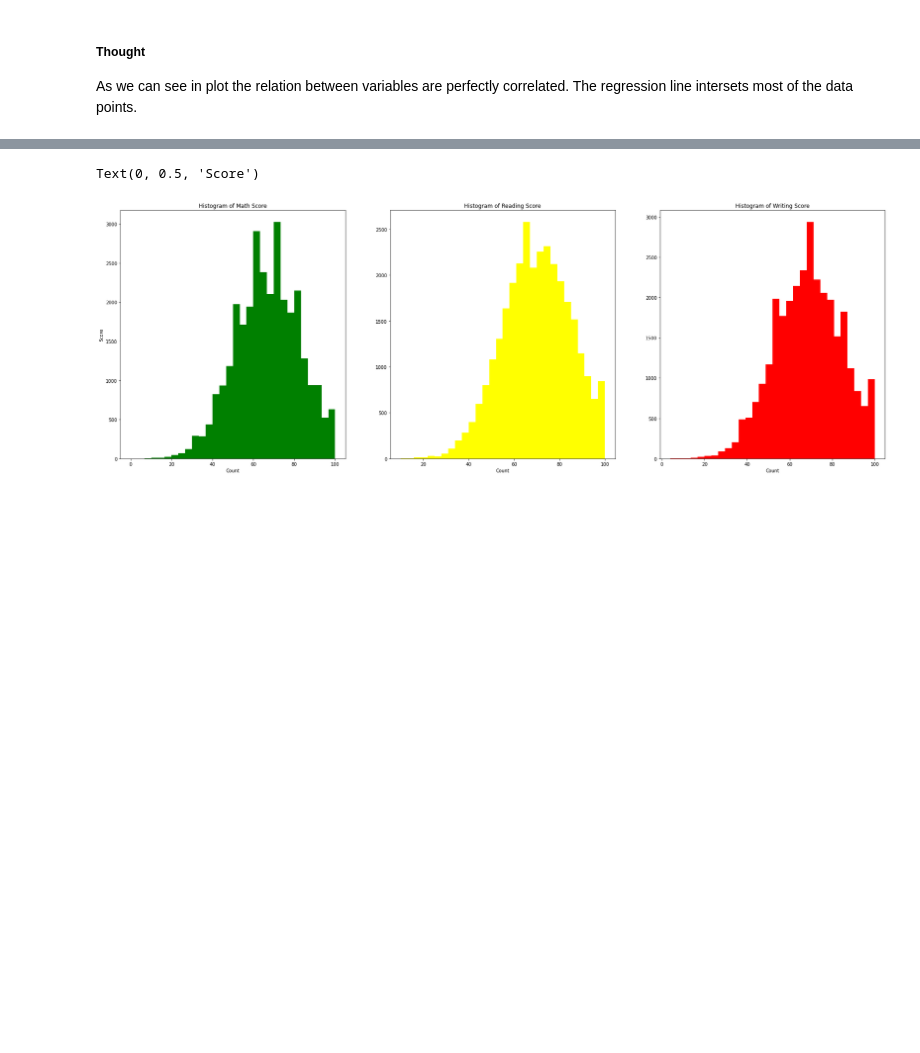
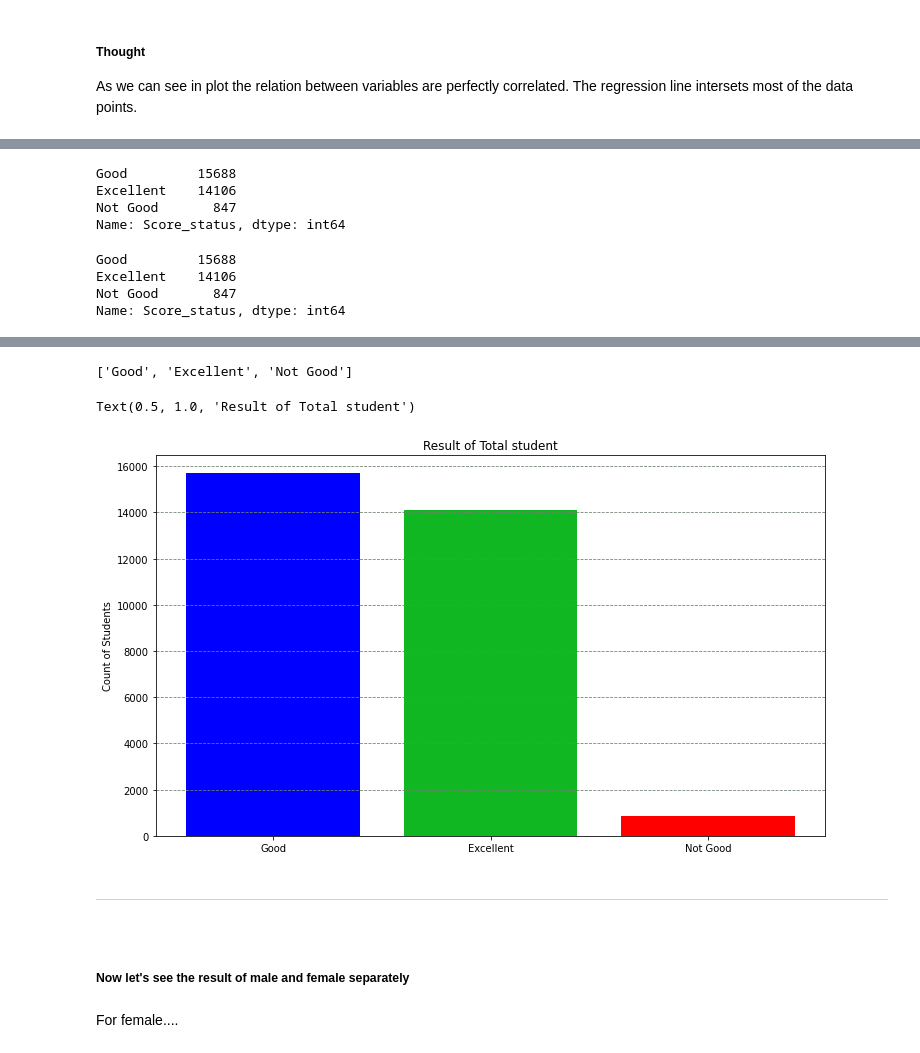
Before and after one commit to MdSazzad173/ExploratoryDataAnalysis, a Jupyter notebook: Exploratory data analysis.ipynb, the cells around one changed output, grey strips where cells are left out. Saved outputs shown, nothing was run; the diff lists cells and outputs as text; code cells hidden in the pictures; blank space fills up the shorter version.

```diff
--- a/Exploratory data analysis.ipynb
+++ b/Exploratory data analysis.ipynb
@@ -263,27 +435,51 @@ As we can see in plot the relation between variables are perfectly correlated. T
+# %%
+df['Score_status'].value_counts()
+# %% [output]
+Good         15688
+Excellent    14106
+Not Good       847
+Name: Score_status, dtype: int64
+# %%
+y = df['Score_status'].value_counts()
+y
+# %% [output]
+Good         15688
+Excellent    14106
+Not Good       847
+Name: Score_status, dtype: int64
 # %% [markdown]
 <b>
-# %%
-# Generate some sample data
-data1 = df["MathScore"]
-data2 = df["ReadingScore"]
-data3 = df["WritingScore"]
-
-# Create a figure with three subplots
-fig, axs = plt.subplots(1, 3, figsize=(30, 10))
-
-# Plot the histograms on each subplot
-axs[0].hist(data1, bins=30,color='Green')
-axs[1].hist(data2, bins=30,color="Yellow")
-axs[2].hist(data3, bins=30,color="Red")
-
-# Set titles and labels
-axs[0].set_title('Histogram of Math Score')
-axs[1].set_title('Histogram of Reading Score')
-axs[2].set_title('Histogram of Writing Score')
-axs[0].set_xlabel('Count')
-axs[1].set_xlabel('Count')
-axs[2].set_xlabel('Count')
-axs[0].set_ylabel('Score')
-# %% [output]
-Text(0, 0.5, 'Score')
-[figure, removed]
+# %%
+lebels=df['Score_status'].unique()
+x=[lebels[1],lebels[0],lebels[2]]
+x
+# %% [output]
+['Good', 'Excellent', 'Not Good']
+# %%
+fig, ax = plt.subplots(figsize=(12,7))
+ax.bar(x[0], y[0],color='Blue')
+ax.bar(x[1], y[1],color='#11b623')
+ax.bar(x[2], y[2],color='Red')
+plt.grid(axis='y',color='#708070',linestyle='--')
+ax.set_ylabel('Count of Students')
+ax.set_title('Result of Total student')
+# %% [output]
+Text(0.5, 1.0, 'Result of Total student')
+[figure, added]
+# %% [markdown]
+<style>
+  hr {
+    height: 5px; /* Adjust the desired thickness of the line */
+    background-color: black; /* Set the color of the line to black */
+    border: 1px solid black; /* Add a border with a thickness of 1px and black color */
+    margin: 10px 0; /* Adjust the margin around the line */
+  }
+</style>
+
+<hr>
+# %% [markdown]
+<p>
+# %% [markdown]
+<h5> Now let's see the result of male and female separately</h5>
+# %% [markdown]
+For female....
```
Also changed, not shown: parts of 112 cells of this notebook.
